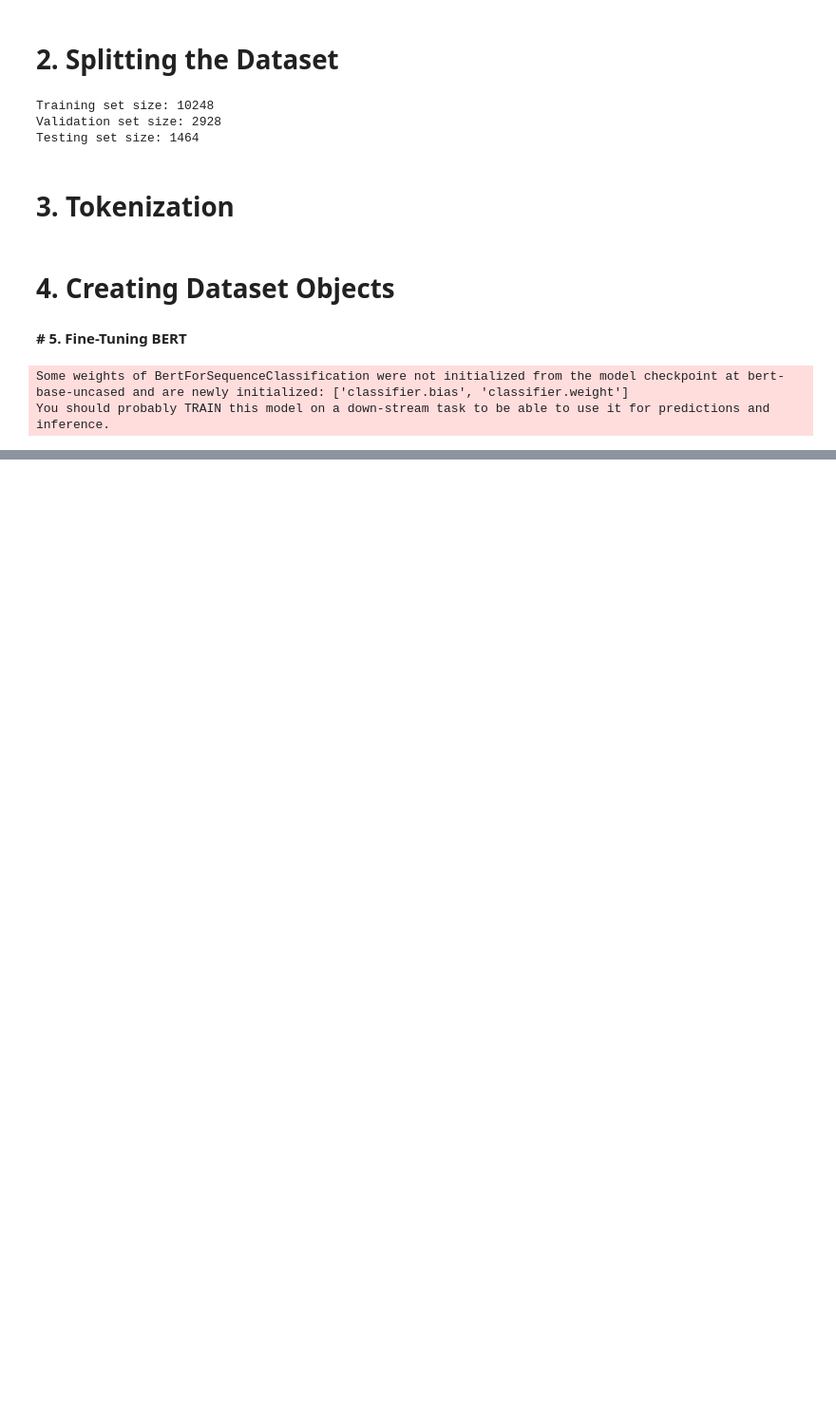
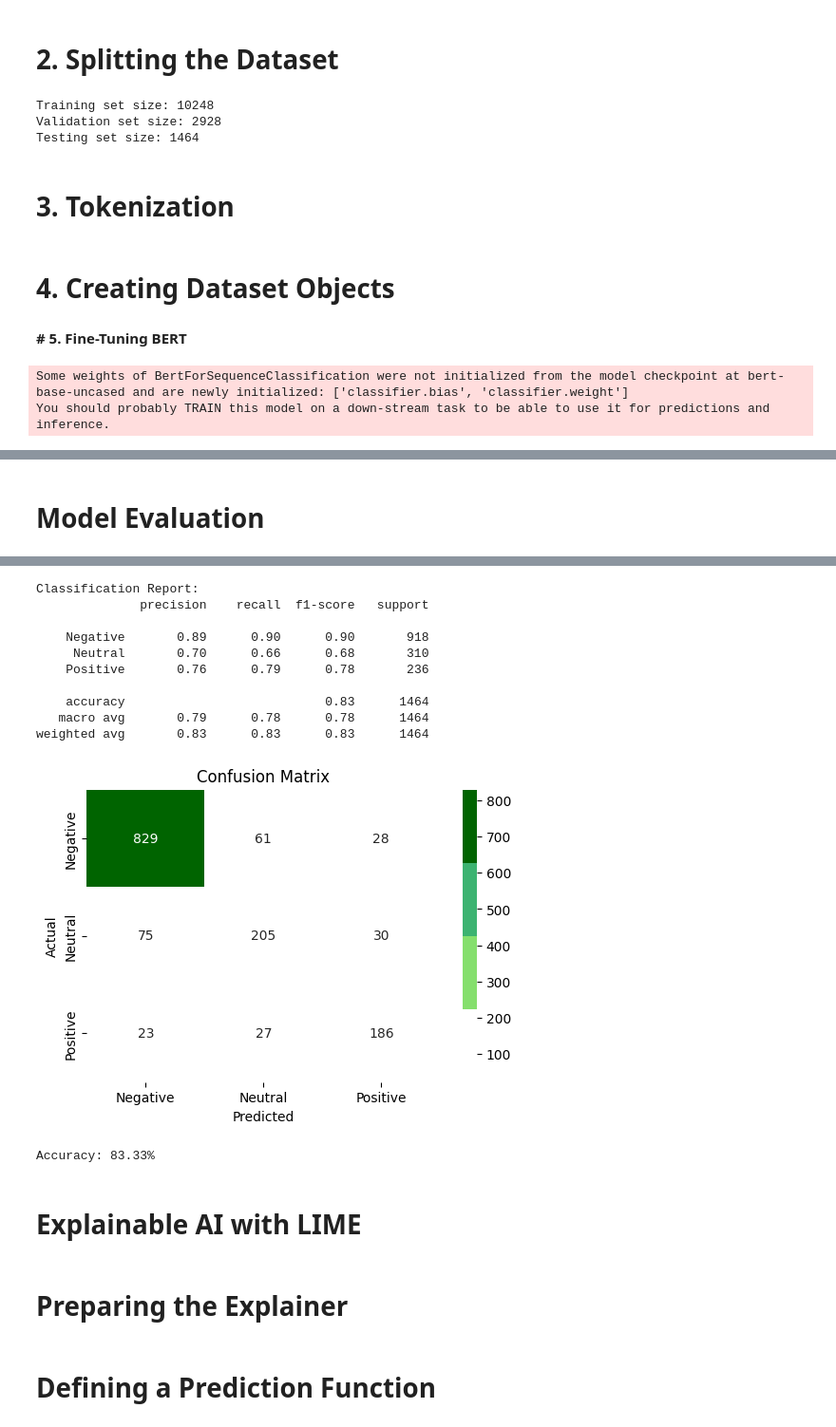
Before and after one commit to RifatRudro/Data-Science-Work, a Jupyter notebook: Data_Mining_Group_Work.ipynb, the cells around one changed output, grey strips where cells are left out. Shown at 95% size. Saved outputs shown, nothing was run; the diff lists cells and outputs as text; code cells hidden in the pictures; blank space fills up the shorter version.

```diff
--- a/Data_Mining_Group_Work.ipynb
+++ b/Data_Mining_Group_Work.ipynb
@@ -422,0 +436,32 @@ trainer.evaluate()
+# %% [markdown]
+# **Model Evaluation**
+# %%
+import matplotlib.colors as mcolors
+
+# Predictions
+predictions, true_labels, _ = trainer.predict(test_dataset)
+preds = np.argmax(predictions, axis=1)
+
+# Classification Report
+print("Classification Report:")
+print(classification_report(y_test, preds, target_names=['Negative', 'Neutral', 'Positive']))
+
+# Confusion Matrix
+cm = confusion_matrix(y_test, preds)
+plt.figure(figsize=(6, 4))
+
+# Create a custom colormap
+cmap = mcolors.ListedColormap(['#ffffff', '#85df6d', '#3cb371', '#006400'])  # White to light green to dark green
+
+sns.heatmap(cm, annot=True, fmt='d', cmap=cmap,
+            xticklabels=['Negative', 'Neutral', 'Positive'],
+            yticklabels=['Negative', 'Neutral', 'Positive'])
+plt.title('Confusion Matrix')
+plt.xlabel('Predicted')
+plt.ylabel('Actual')
+plt.show()
+
+# Accuracy
+accuracy = accuracy_score(y_test, preds)
+print(f"Accuracy: {accuracy * 100:.2f}%")
+# %% [output]
@@ -422,0 +469,14 @@ trainer.evaluate()
+Classification Report:
+              precision    recall  f1-score   support
+
+    Negative       0.89      0.90      0.90       918
+     Neutral       0.70      0.66      0.68       310
+    Positive       0.76      0.79      0.78       236
+
+    accuracy                           0.83      1464
+   macro avg       0.79      0.78      0.78      1464
+weighted avg       0.83      0.83      0.83      1464
+[figure, added]
+Accuracy: 83.33%
+# %% [markdown]
+# **Explainable AI with LIME**
@@ -422,0 +488,2 @@ trainer.evaluate()
+# %% [markdown]
+# **Preparing the Explainer**
@@ -422,0 +498,2 @@ trainer.evaluate()
+# %% [markdown]
+# **Defining a Prediction Function**
```
Also changed, not shown: parts of 11 cells of this notebook.
